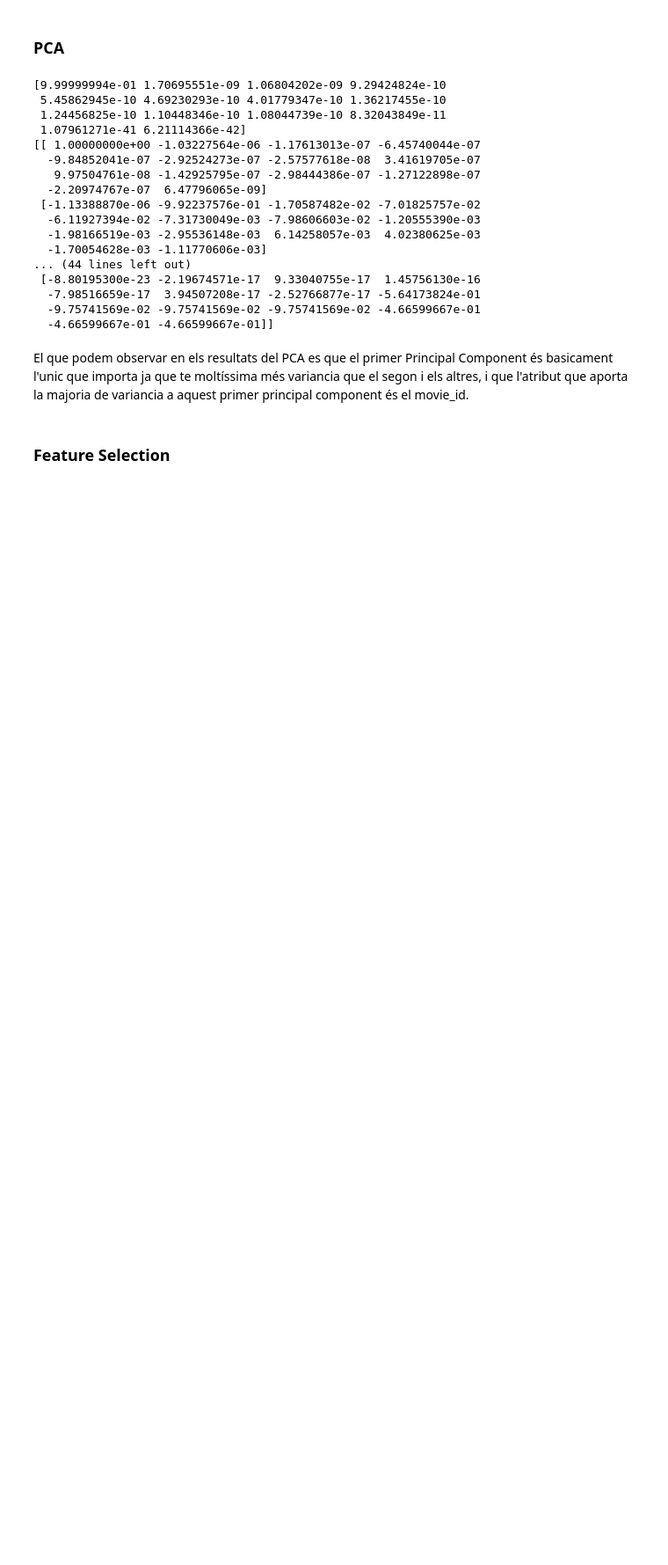
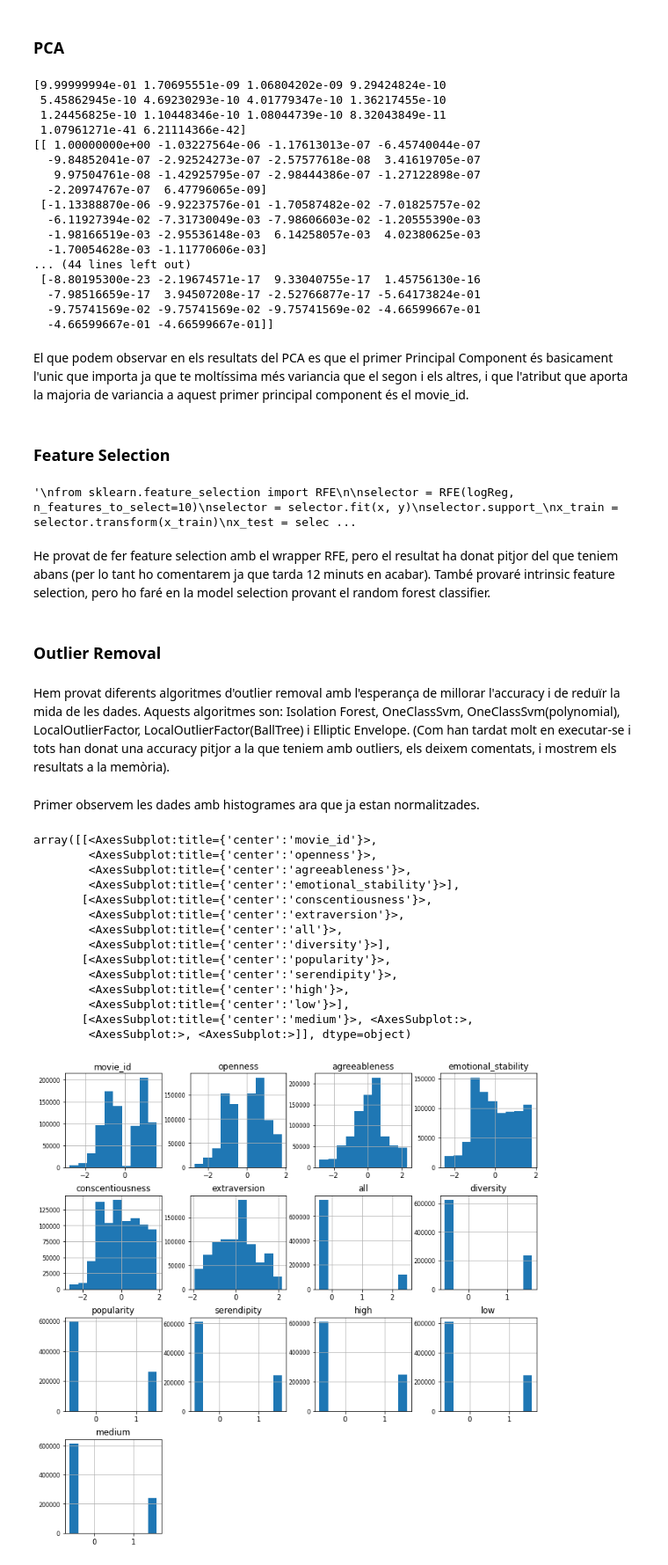
Before and after one commit to 1603295/UAB-APC-CasKaggle, a Jupyter notebook: CasKaggle/CasKaggle.ipynb, the cells around one changed output. Shown at 88% size. Cells and saved outputs as stored; diff of their text form; code cells hidden in the pictures; blank space fills up the shorter version.

Commit message:
Outlier Removal

```diff
--- a/CasKaggle/CasKaggle.ipynb
+++ b/CasKaggle/CasKaggle.ipynb
@@ -422,3 +422,44 @@ print(pca.components_)
 El que podem observar en els resultats del PCA es que el primer Principal Component és basicament l'unic que importa ja que te moltíssima més variancia que el segon i els altres, i que l'atribut que aporta la majoria de variancia a aquest primer principal component és el movie_id.
 # %% [markdown]
 ### Feature Selection
+# %%
+'''
+from sklearn.feature_selection import RFE
+
+selector = RFE(logReg, n_features_to_select=10)
+selector = selector.fit(x, y)
+selector.support_
+x_train = selector.transform(x_train)
+x_test = selector.transform(x_test)
+logReg.fit(x_train, y_train)
+print(logReg.score(x_test, y_test))
+'''
+# %% [output]
+'\nfrom sklearn.feature_selection import RFE\n\nselector = RFE(logReg, n_features_to_select=10)\nselector = selector.fit(x, y)\nselector.support_\nx_train = selector.transform(x_train)\nx_test = selec ...
+# %% [markdown]
+He provat de fer feature selection amb el wrapper RFE, pero el resultat ha donat pitjor del que teniem abans (per lo tant ho comentarem ja que tarda 12 minuts en acabar). També provaré intrinsic feature selection, pero ho faré en la model selection provant el random forest classifier.
+# %% [markdown]
+### Outlier Removal
+# %% [markdown]
+Hem provat diferents algoritmes d'outlier removal amb l'esperança de millorar l'accuracy i de reduïr la mida de les dades. Aquests algoritmes son: Isolation Forest, OneClassSvm, OneClassSvm(polynomial), LocalOutlierFactor, LocalOutlierFactor(BallTree) i Elliptic Envelope. (Com han tardat molt en executar-se i tots han donat una accuracy pitjor a la que teniem amb outliers, els deixem comentats, i mostrem els resultats a la memòria).
+# %% [markdown]
+Primer observem les dades amb histogrames ara que ja estan normalitzades.
+# %%
+df2 = pd.DataFrame(x_train, columns = ['movie_id','openness','agreeableness','emotional_stability','conscentiousness','extraversion','all','diversity','popularity','serendipity','high','low','medium'])
+df2.hist(figsize=[12, 12], ylabelsize=8, )
+# %% [output]
+array([[<AxesSubplot:title={'center':'movie_id'}>,
+        <AxesSubplot:title={'center':'openness'}>,
+        <AxesSubplot:title={'center':'agreeableness'}>,
+        <AxesSubplot:title={'center':'emotional_stability'}>],
+       [<AxesSubplot:title={'center':'conscentiousness'}>,
+        <AxesSubplot:title={'center':'extraversion'}>,
+        <AxesSubplot:title={'center':'all'}>,
+        <AxesSubplot:title={'center':'diversity'}>],
+       [<AxesSubplot:title={'center':'popularity'}>,
+        <AxesSubplot:title={'center':'serendipity'}>,
+        <AxesSubplot:title={'center':'high'}>,
+        <AxesSubplot:title={'center':'low'}>],
+       [<AxesSubplot:title={'center':'medium'}>, <AxesSubplot:>,
+        <AxesSubplot:>, <AxesSubplot:>]], dtype=object)
+[figure, added]
```
Also changed, not shown: parts of 8 cells of this notebook.
